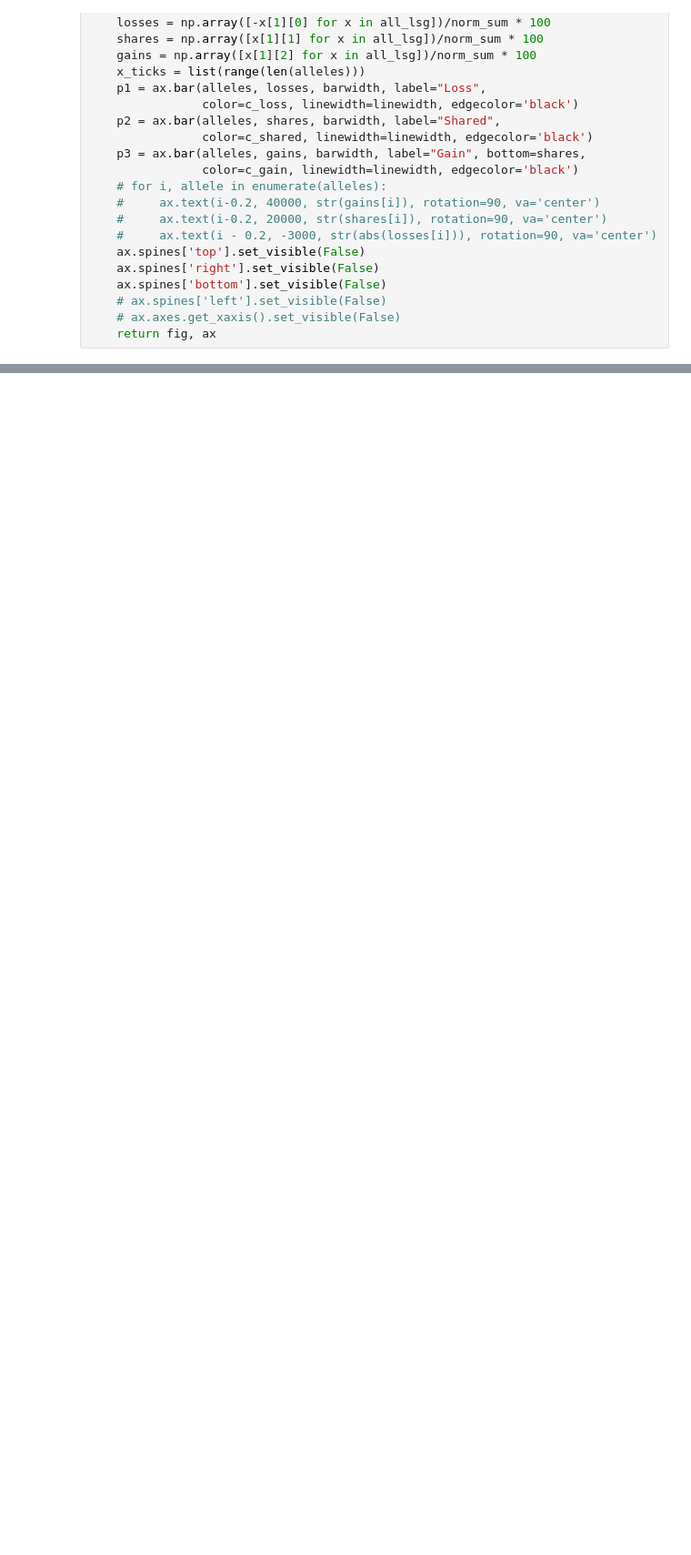
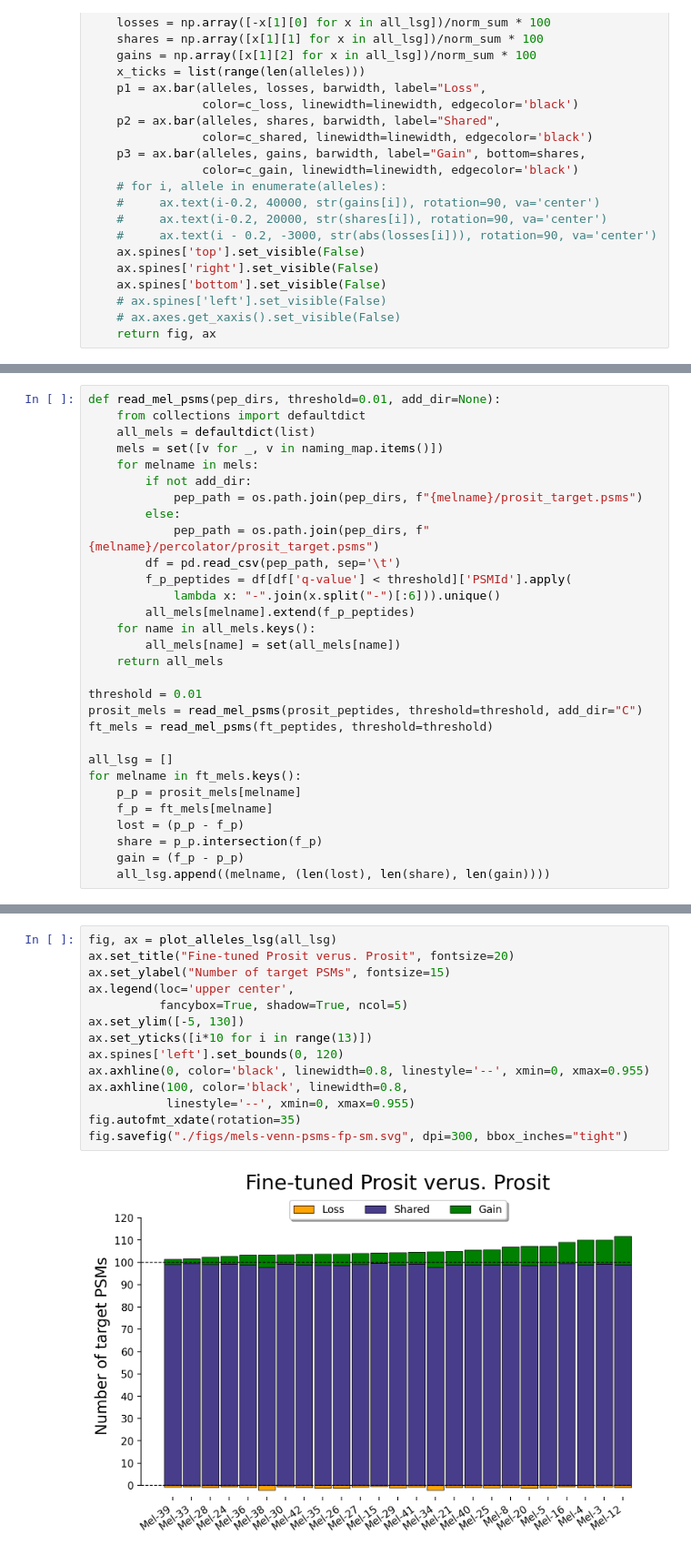
Before and after one commit to gusye1234/pept3-exp, a Jupyter notebook: figs/fig3_vennbar_peptide_HLA_I_Mels.ipynb, the cells around one changed output, grey strips where cells are left out. Shown: that part at 91% size. Cells and saved outputs as stored; diff of their text form; blank space fills up the shorter version.

```diff
--- a/figs/fig3_vennbar_peptide_HLA_I_Mels.ipynb
+++ b/figs/fig3_vennbar_peptide_HLA_I_Mels.ipynb
@@ -111,0 +113,30 @@ fig.autofmt_xdate(rotation=35)
+# %%
+def read_mel_psms(pep_dirs, threshold=0.01, add_dir=None):
+    from collections import defaultdict
+    all_mels = defaultdict(list)
+    mels = set([v for _, v in naming_map.items()])
+    for melname in mels:
+        if not add_dir:
+            pep_path = os.path.join(pep_dirs, f"{melname}/prosit_target.psms")
+        else:
+            pep_path = os.path.join(pep_dirs, f"{melname}/percolator/prosit_target.psms")
+        df = pd.read_csv(pep_path, sep='\t')
+        f_p_peptides = df[df['q-value'] < threshold]['PSMId'].apply(
+            lambda x: "-".join(x.split("-")[:6])).unique()
+        all_mels[melname].extend(f_p_peptides)
+    for name in all_mels.keys():
+        all_mels[name] = set(all_mels[name])
+    return all_mels
+
+threshold = 0.01
+prosit_mels = read_mel_psms(prosit_peptides, threshold=threshold, add_dir="C")
+ft_mels = read_mel_psms(ft_peptides, threshold=threshold)
+
+all_lsg = []
+for melname in ft_mels.keys():
+    p_p = prosit_mels[melname]
+    f_p = ft_mels[melname]
+    lost = (p_p - f_p)
+    share = p_p.intersection(f_p)
+    gain = (f_p - p_p)
+    all_lsg.append((melname, (len(lost), len(share), len(gain))))
@@ -111,0 +163,16 @@ fig.autofmt_xdate(rotation=35)
+# %%
+fig, ax = plot_alleles_lsg(all_lsg)
+ax.set_title("Fine-tuned Prosit verus. Prosit", fontsize=20)
+ax.set_ylabel("Number of target PSMs", fontsize=15)
+ax.legend(loc='upper center',
+          fancybox=True, shadow=True, ncol=5)
+ax.set_ylim([-5, 130])
+ax.set_yticks([i*10 for i in range(13)])
+ax.spines['left'].set_bounds(0, 120)
+ax.axhline(0, color='black', linewidth=0.8, linestyle='--', xmin=0, xmax=0.955)
+ax.axhline(100, color='black', linewidth=0.8,
+           linestyle='--', xmin=0, xmax=0.955)
+fig.autofmt_xdate(rotation=35)
+fig.savefig("./figs/mels-venn-psms-fp-sm.svg", dpi=300, bbox_inches="tight")
+# %% [output]
+[figure, added]
```
Also changed, not shown: parts of 5 cells of this notebook, 7 other files.
